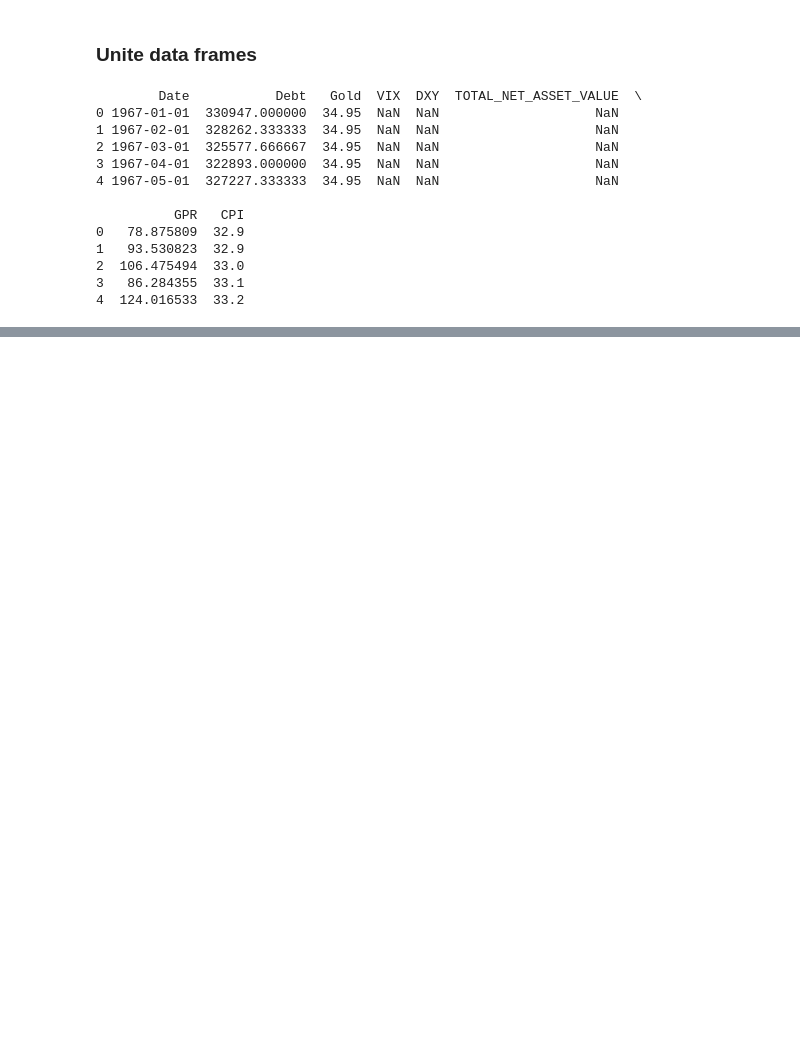
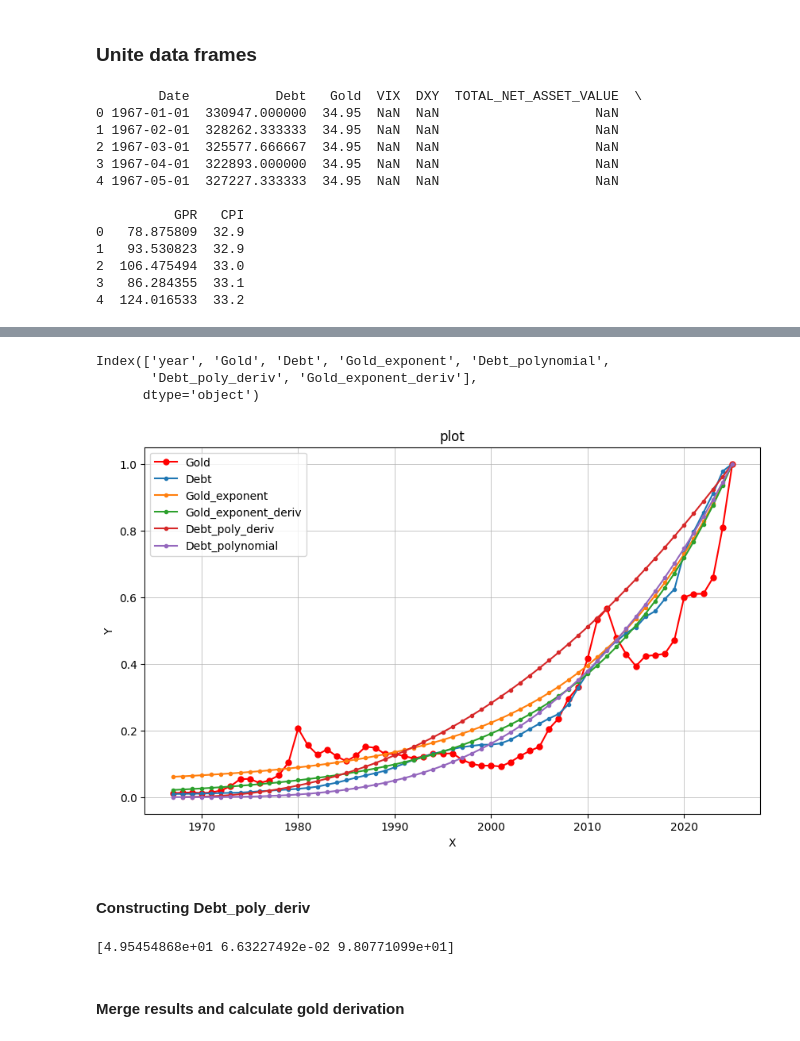
Before and after one commit to Illia-Andrieiev/CourseWork, a Jupyter notebook: main.ipynb, the cells around one changed output, grey strips where cells are left out. Drawn from its saved outputs; the diff is of its cells as text; code cells hidden in the pictures; blank space fills up the shorter version.

```diff
--- a/main.ipynb
+++ b/main.ipynb
@@ -444,0 +405,80 @@ FileNotFoundError: [Errno 2] No such file or directory: 'data/HstDebt_17900101_2
+# %%
+# --- Data Preparation ---
+h_gold_price = merged[['Date', 'Gold']].dropna()  # Handle NaNs
+debt_interpolated = debt_interpolated.dropna()  # Handle NaNs
+debt_interpolated['year'] = debt_interpolated['Date'].dt.year
+h_gold_price['year'] = h_gold_price['Date'].dt.year
+
+# Grouping data by year and calculating the average
+yearly_avg_gold = h_gold_price.groupby('year')['Gold'].mean().reset_index()
+yearly_avg_debt = debt_interpolated.groupby('year')['Debt'].mean().reset_index()
+
+merged_df = pd.merge(yearly_avg_gold, yearly_avg_debt, on='year', how='outer').dropna()
+merged_df = merged_df.sort_values('year')
+
+# --- Curve Fitting ---
+x_year = merged_df['year'].values - merged_df['year'].min()  # Normalize x-axis
+
+# Initial guesses (these might need adjustment)
+initial_guess_gold = [50, 0.05, 100]
+initial_guess_debt = [67,3,400]
+# Fit gold prices
+popt_gold= pi.general_least_squares_fit(x_year, merged_df['Gold'].values, pi.exponential_func, initial_guess_gold,'exponent', epsilon=1e-6, max_iter=500)
+merged_df['Gold_exponent'] = pi.exponential_func(x_year, *popt_gold)
+# Fit USD debt
+popt_debt = pi.general_least_squares_fit(x_year, merged_df['Debt'].values, pi.polynomial_func, initial_guess_debt, 'polynomial', epsilon=1e-6, max_iter=500)
+merged_df['Debt_polynomial'] = pi.polynomial_func(x_year, *popt_debt)
+
+# --- Analytical Derivative ---
+# Derivative of a*exp(b*x) is a*b*exp(b*x)
+def exponential_derivative(x, a, b,c):
+    return a * b * np.exp(b * x)
+
+merged_df['Debt_poly_deriv'] = numerical_derivative(lambda x: popt_debt[0]*x**popt_debt[1] + popt_debt[2],x_year)
+merged_df['Gold_exponent_deriv'] = exponential_derivative(x_year, popt_gold[0], popt_gold[1], popt_gold[2])
+
+# --- Normalization ---
+merged_df['Gold'] = merged_df['Gold'] / merged_df['Gold'].max()
+merged_df['Debt'] = merged_df['Debt'] / merged_df['Debt'].max()
+merged_df['Gold_exponent'] = merged_df['Gold_exponent'] / merged_df['Gold_exponent'].max()
+merged_df['Debt_polynomial'] = merged_df['Debt_polynomial'] / merged_df['Debt_polynomial'].max()
+merged_df['Debt_poly_deriv'] = merged_df['Debt_poly_deriv'] / merged_df['Debt_poly_deriv'].max()
+merged_df['Gold_exponent_deriv'] = merged_df['Gold_exponent_deriv'] / merged_df['Gold_exponent_deriv'].max()
+
+# --- Plotting ---
+print(merged_df.columns)
+debt_plot = dv.plot_dataframe(merged_df,'year', 'Gold',else_y_cols=['Debt','Gold_exponent', 'Gold_exponent_deriv','Debt_poly_deriv','Debt_polynomial'])
+debt_plot.show()
+# %% [output]
+Index(['year', 'Gold', 'Debt', 'Gold_exponent', 'Debt_polynomial',
+       'Debt_poly_deriv', 'Gold_exponent_deriv'],
+      dtype='object')
+[figure, added]
+# %% [markdown]
+#### Constructing Debt_poly_deriv
+# %%
+
+
+# --- Monthly Index Construction ---
+start_year = merged_df['year'].min()  # например, 1970
+monthly_df = pd.date_range(start=h_gold_price['Date'].min(), end=h_gold_price['Date'].max(), freq='MS')
+monthly_df = pd.DataFrame({'month': monthly_df})
+
+monthly_df['index_month'] = (monthly_df['month'].dt.year - start_year + 1) + (monthly_df['month'].dt.month - 1) / 12.0
+
+# --- Apply fitted models ---
+monthly_df['Gold_exponent'] = pi.exponential_func(monthly_df['index_month'], *popt_gold)
+monthly_df['Debt_polynomial'] = pi.polynomial_func(monthly_df['index_month'], *popt_debt)
+
+# --- Derivatives ---
+
+monthly_df['Gold_exponent_deriv'] = exponential_derivative(monthly_df['index_month'], popt_gold[0], popt_gold[1], popt_gold[2])
+monthly_df['Debt_poly_deriv'] = numerical_derivative(
+    lambda x: popt_debt[0] * x**popt_debt[1] + popt_debt[2], monthly_df['index_month']
+)
+
+monthly_df = monthly_df.rename(columns={'month': 'Date'})
+# %% [output]
+[4.95454868e+01 6.63227492e-02 9.80771099e+01]
+# %% [markdown]
+#### Merge results and calculate gold derivation
```
Also changed, not shown: parts of 7 cells of this notebook, 4 other files.
